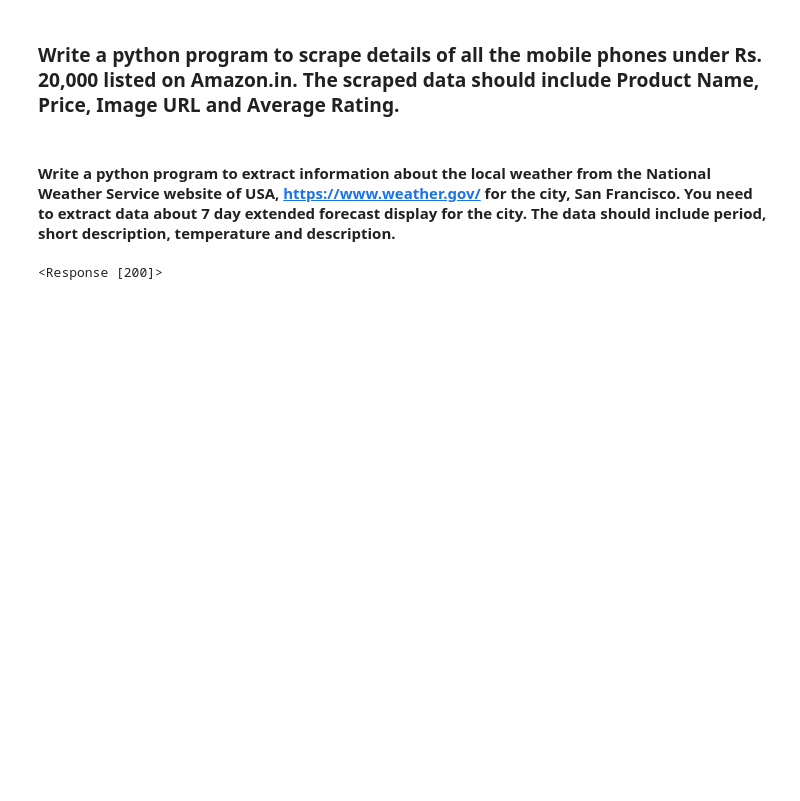
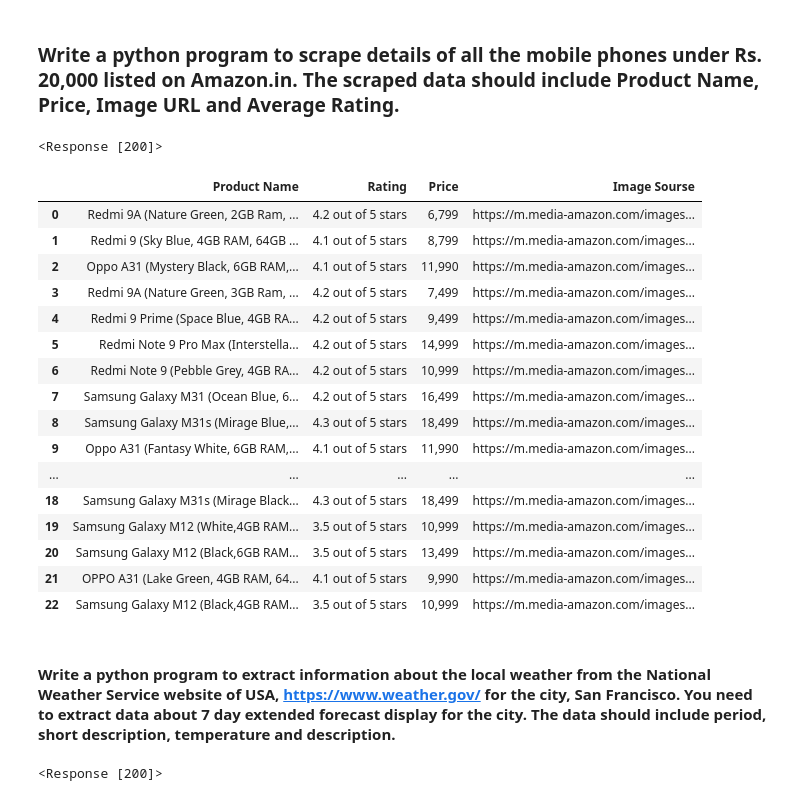
Before and after one commit to p18888/Internship-Projects, a Jupyter notebook: Assignment 1.ipynb, the cells around one changed output. Drawn from its saved outputs; the diff is of its cells as text; code cells hidden in the pictures; blank space fills up the shorter version.

```diff
--- a/Assignment 1.ipynb
+++ b/Assignment 1.ipynb
@@ -256,4 +441,7 @@ f.close()
 # %%
 page=requests.get('https://www.amazon.in/s?k=mobile+under+20000&i=electronics&ref=nb_sb_noss_1')
 data=soup(page.content,'html.parser')
+page
+# %% [output]
+<Response [200]>
 # %%
@@ -269,6 +458,26 @@ with open("Mobile phones under Rs. 20,000.csv", 'w') as f:
                 write.writerow(list(vals))
         except:
             pass
+# %%
+pd.read_csv("/home/pavankumar/data_sci_dec/internship_projects/Mobile phones under Rs. 20,000.csv")
+# %% [output]
+|  | Product Name | Rating | Price | Image Sourse |
+| 0 | Redmi 9A (Nature Green, 2GB Ram, ... | 4.2 out of 5 stars | 6,799 | https://m.media-amazon.com/images... |
+| 1 | Redmi 9 (Sky Blue, 4GB RAM, 64GB ... | 4.1 out of 5 stars | 8,799 | https://m.media-amazon.com/images... |
+| 2 | Oppo A31 (Mystery Black, 6GB RAM,... | 4.1 out of 5 stars | 11,990 | https://m.media-amazon.com/images... |
+| 3 | Redmi 9A (Nature Green, 3GB Ram, ... | 4.2 out of 5 stars | 7,499 | https://m.media-amazon.com/images... |
+| 4 | Redmi 9 Prime (Space Blue, 4GB RA... | 4.2 out of 5 stars | 9,499 | https://m.media-amazon.com/images... |
+| 5 | Redmi Note 9 Pro Max (Interstella... | 4.2 out of 5 stars | 14,999 | https://m.media-amazon.com/images... |
+| 6 | Redmi Note 9 (Pebble Grey, 4GB RA... | 4.2 out of 5 stars | 10,999 | https://m.media-amazon.com/images... |
+| 7 | Samsung Galaxy M31 (Ocean Blue, 6... | 4.2 out of 5 stars | 16,499 | https://m.media-amazon.com/images... |
+| 8 | Samsung Galaxy M31s (Mirage Blue,... | 4.3 out of 5 stars | 18,499 | https://m.media-amazon.com/images... |
+| 9 | Oppo A31 (Fantasy White, 6GB RAM,... | 4.1 out of 5 stars | 11,990 | https://m.media-amazon.com/images... |
+| ... | ... | ... | ... | ... |
+| 18 | Samsung Galaxy M31s (Mirage Black... | 4.3 out of 5 stars | 18,499 | https://m.media-amazon.com/images... |
+| 19 | Samsung Galaxy M12 (White,4GB RAM... | 3.5 out of 5 stars | 10,999 | https://m.media-amazon.com/images... |
+| 20 | Samsung Galaxy M12 (Black,6GB RAM... | 3.5 out of 5 stars | 13,499 | https://m.media-amazon.com/images... |
+| 21 | OPPO A31 (Lake Green, 4GB RAM, 64... | 4.1 out of 5 stars | 9,990 | https://m.media-amazon.com/images... |
+| 22 | Samsung Galaxy M12 (Black,4GB RAM... | 3.5 out of 5 stars | 10,999 | https://m.media-amazon.com/images... |
 # %% [markdown]
 #### Write a python program to extract information about the local weather from the National Weather Service website of USA, https://www.weather.gov/ for the city, San Francisco. You need to extract data about 7 day extended forecast display for the city. The data should include period, short description, temperature and description.
 # %%
```
Also changed, not shown: parts of 19 cells of this notebook.
